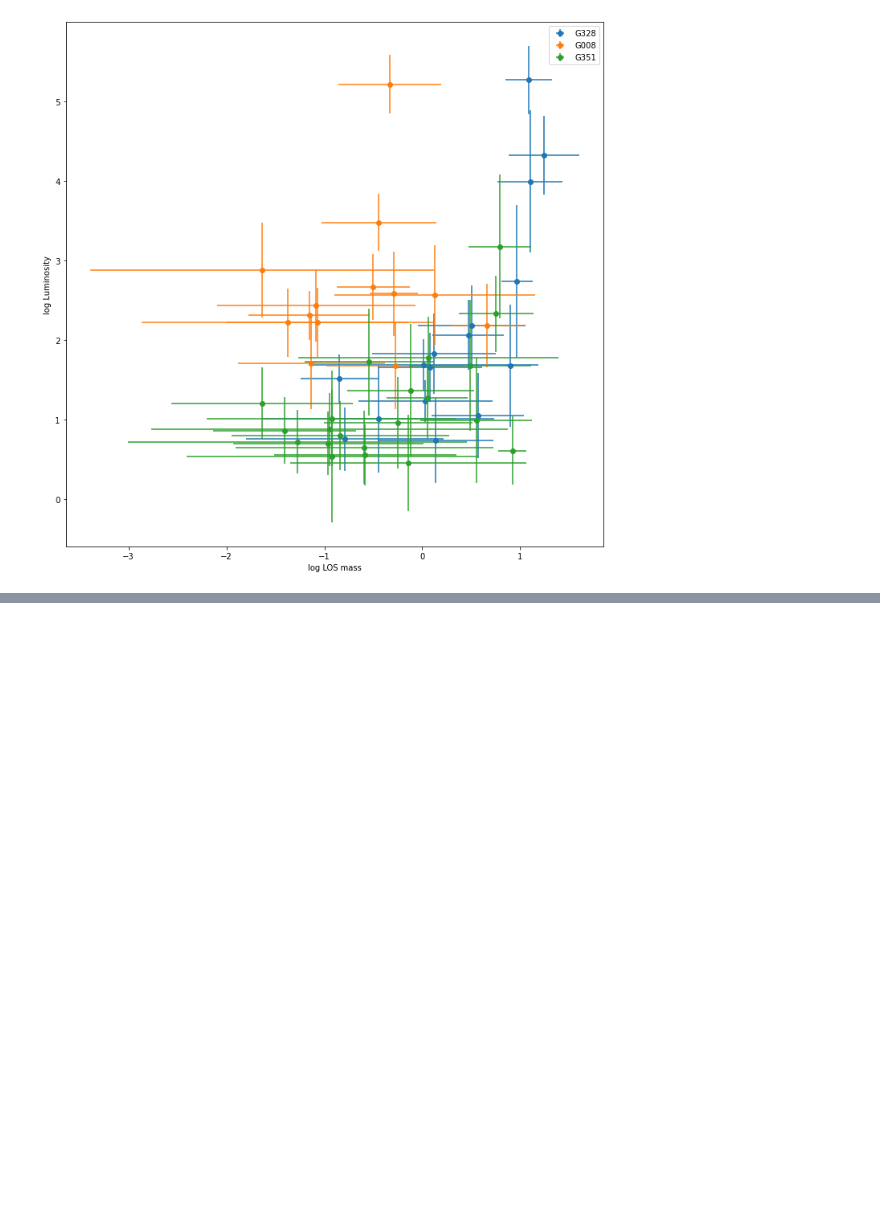
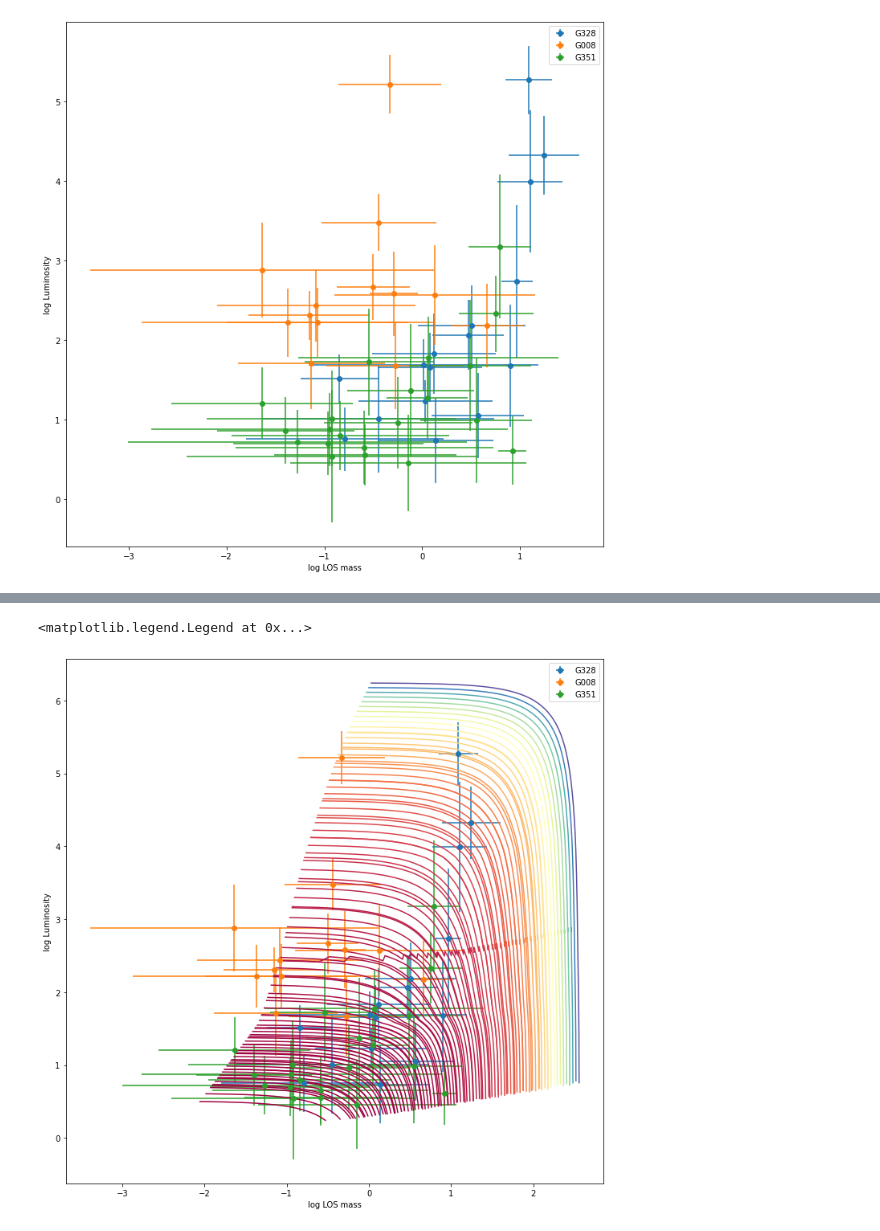
Before and after one commit to keflavich/SPICY_ALMAIMF, a Jupyter notebook: notebooks/MergeTables.ipynb, the cells around one changed output, grey strips where cells are left out. Cells and saved outputs as stored; diff of their text form; code cells hidden in the pictures; blank space fills up the shorter version.

```diff
--- a/notebooks/MergeTables.ipynb
+++ b/notebooks/MergeTables.ipynb
@@ -270,0 +274,12 @@ Table length=384
+# %%
+tbfns = glob.glob("/blue/adamginsburg/richardson.t/research/protostellar_evolution/turbulentcore/protostellar_evolution_m*")
+tbs_tc = {}
+for tbfn in tbfns:
+    tb = Table.read(tbfn, format='ascii')
+    tbs_tc[tb['Stellar_Mass'][-1]] = tb
+# %%
+tbfns = glob.glob("/blue/adamginsburg/richardson.t/research/protostellar_evolution/isothermal/protostellar_evolution_m*")
+tbs_is = {}
+for tbfn in tbfns:
+    tb = Table.read(tbfn, format='ascii')
+    tbs_is[tb['Stellar_Mass'][-1]] = tb
@@ -270,0 +290,16 @@ Table length=384
+# %%
+pl.figure(figsize=(12,12))
+pl.errorbar(g328tb['LOS mass Median'], g328tb['Luminosity Median'], xerr=g328tb['LOS mass MAD'], yerr=g328tb['Luminosity MAD'], marker='o', linestyle='none', label='G328')
+pl.errorbar(g008tb['LOS mass Median'], g008tb['Luminosity Median'], xerr=g008tb['LOS mass MAD'], yerr=g008tb['Luminosity MAD'], marker='o', linestyle='none', label='G008')
+pl.errorbar(g351tb['LOS mass Median'], g351tb['Luminosity Median'], xerr=g351tb['LOS mass MAD'], yerr=g351tb['Luminosity MAD'], marker='o', linestyle='none', label='G351')
+
+for mass,tb in tbs_tc.items():
+    pl.plot(np.log10(mass*3 - tb['Stellar_Mass']*3), np.log10(tb['Total_Luminosity']),
+            color=pl.cm.Spectral(mass/120))
+
+pl.xlabel("log LOS mass")
+pl.ylabel("log Luminosity")
+pl.legend(loc='best')
+# %% [output]
+<matplotlib.legend.Legend at 0x...>
+[figure, added]
```
Also changed, not shown: parts of 24 cells of this notebook, 6 other files.
